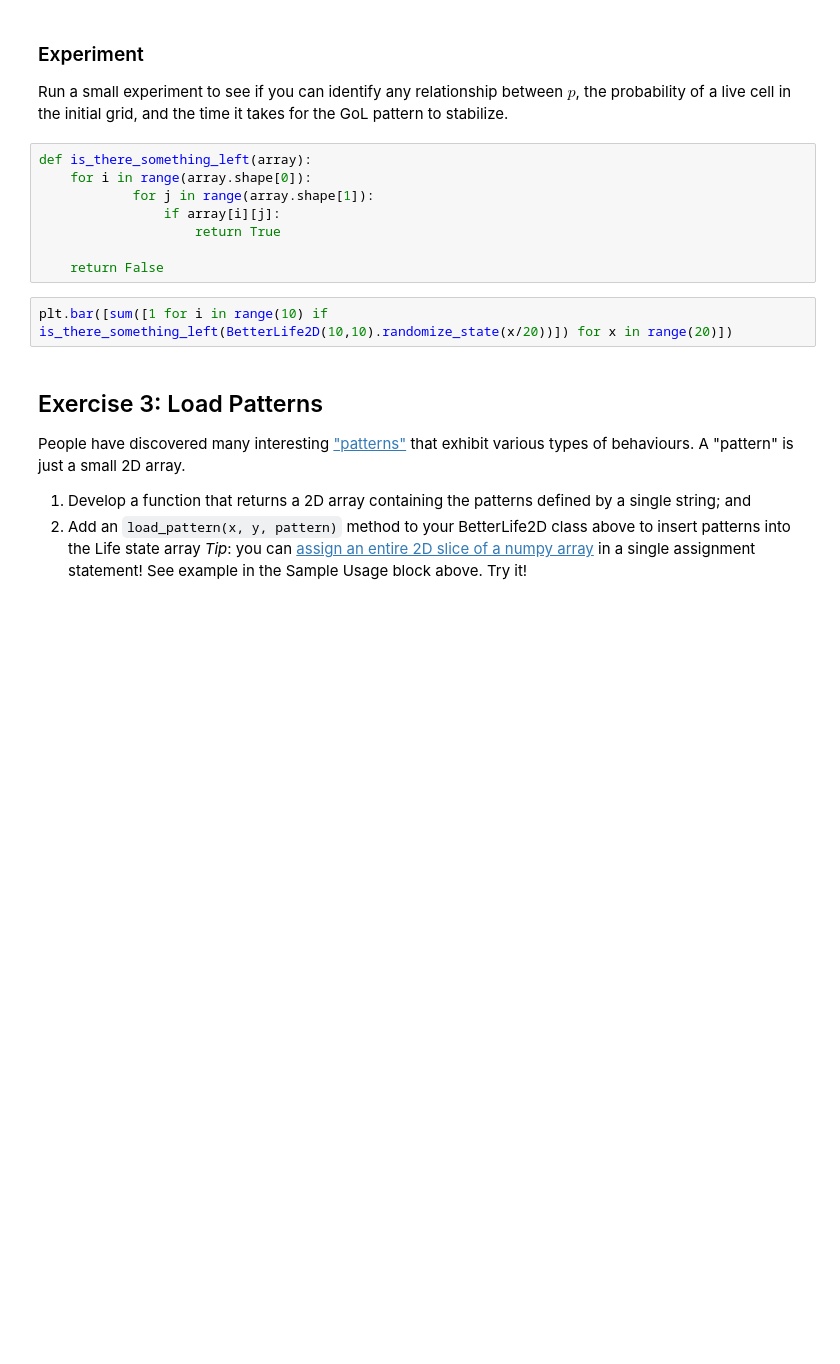
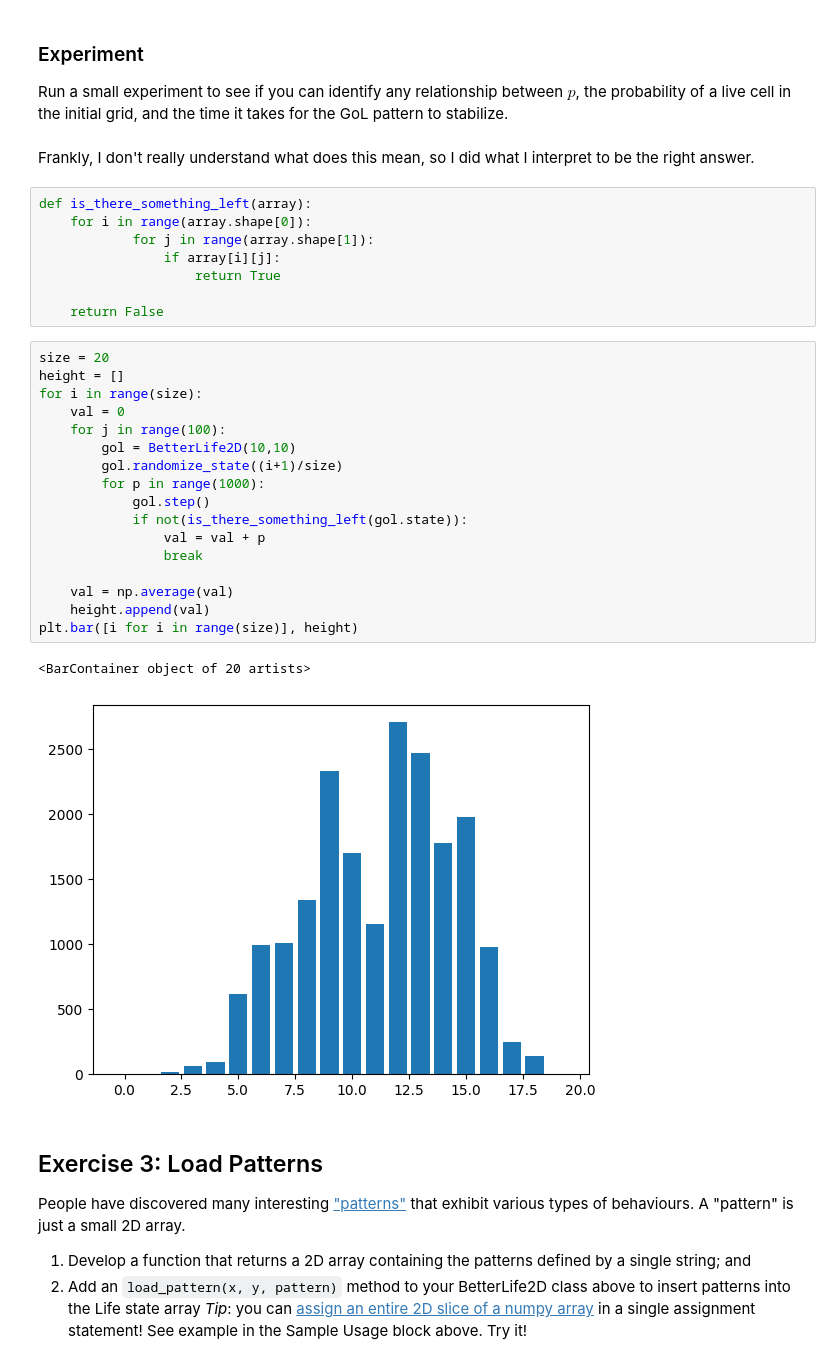
Before and after one commit to Gipir/cap-comp215, a Jupyter notebook: labs/lab06 copy.ipynb, the cells around one changed output. Cells and saved outputs as stored; diff of their text form; blank space fills up the shorter version.

```diff
--- a/labs/lab06 copy.ipynb
+++ b/labs/lab06 copy.ipynb
@@ -184,6 +184,8 @@ array([[False,  True, False, False],
 # %% [markdown]
 ### Experiment
 Run a small experiment to see if you can identify any relationship between $p$, the probability of a live cell in the initial grid, and the time it takes for the GoL pattern to stabilize.
+# %% [markdown]
+Frankly, I don't really understand what does this mean, so I did what I interpret to be the right answer.
 # %%
 def is_there_something_left(array):
     for i in range(array.shape[0]):
@@ -192,8 +194,26 @@ def is_there_something_left(array):
                     return True
 
     return False
-# %%
-plt.bar([sum([1 for i in range(10) if is_there_something_left(BetterLife2D(10,10).randomize_state(x/20))]) for x in range(20)])
+# %%
+size = 20
+height = []
+for i in range(size):
+    val = 0
+    for j in range(100):
+        gol = BetterLife2D(10,10)
+        gol.randomize_state((i+1)/size)
+        for p in range(1000):
+            gol.step()
+            if not(is_there_something_left(gol.state)):
+                val = val + p
+                break
+
+    val = np.average(val)
+    height.append(val)
+plt.bar([i for i in range(size)], height)
+# %% [output]
+<BarContainer object of 20 artists>
+[figure, added]
 # %% [markdown]
 ## Exercise 3: Load Patterns
 People have discovered many interesting ["patterns"](https://conwaylife.com/wiki/Category:Patterns) that exhibit various types of behaviours.
```
Also changed, not shown: parts of 3 cells of this notebook, 1 other file.
